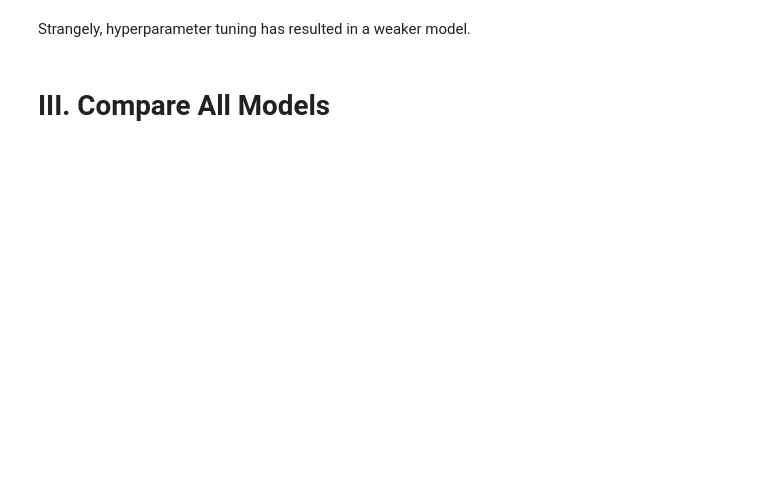
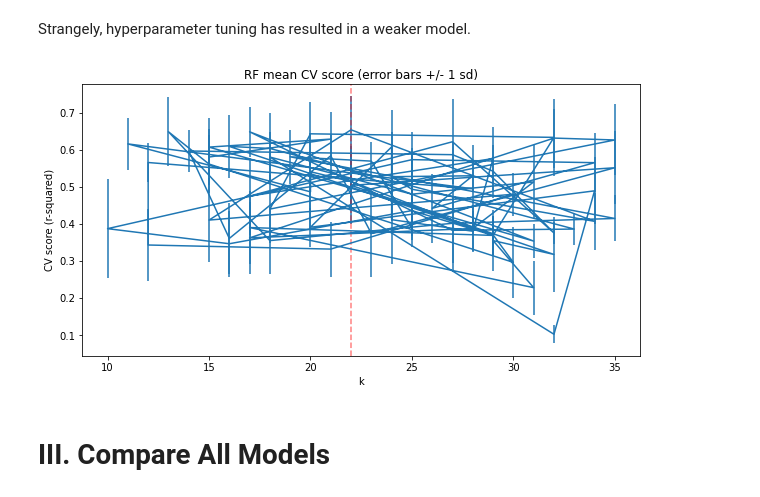
Before and after one commit to divzueri/Data-Science-Projects, a Jupyter notebook: SteamGames/notebooks/4_Preprocessing and Modeling.ipynb, the cells around one changed output. Saved outputs shown, nothing was run; the diff lists cells and outputs as text; code cells hidden in the pictures; blank space fills up the shorter version.

```diff
--- a/SteamGames/notebooks/4_Preprocessing and Modeling.ipynb
+++ b/SteamGames/notebooks/4_Preprocessing and Modeling.ipynb
@@ -455,5 +457,21 @@ Train MAE: 5,232.61  |  Test MAE: 729,518.32
 # %% [markdown]
 Strangely, hyperparameter tuning has resulted in a weaker model.
+# %%
+# Plotting performance at different levels of k
+
+score_mean = randomcv_gb.cv_results_['mean_test_r2']
+score_std = randomcv_gb.cv_results_['std_test_r2']
+cv_k = [k for k in randomcv_gb.cv_results_['param_selectkbest__k']]
+
+best_k = randomcv_gb.best_params_['selectkbest__k']
+plt.subplots(figsize=(10, 5))
+plt.errorbar(cv_k, score_mean, yerr=score_std)
+plt.axvline(x=best_k, c='r', ls='--', alpha=.5)
+plt.xlabel('k')
+plt.ylabel('CV score (r-squared)')
+plt.title('RF mean CV score (error bars +/- 1 sd)');
+# %% [output]
+[figure, added]
 # %% [markdown]
 # III. Compare All Models
 # %%
```
Also changed, not shown: parts of 25 cells of this notebook.
